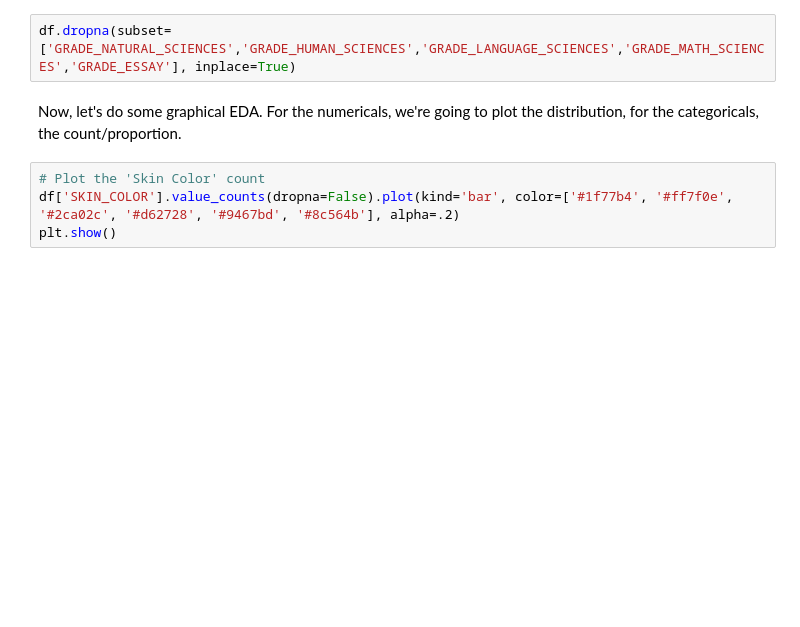
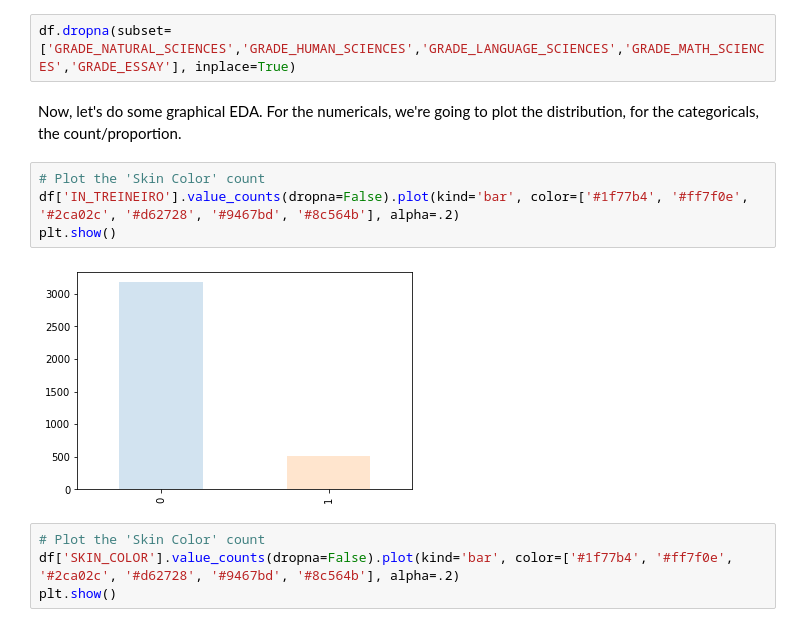
Before and after one commit to thiagofuruchima/enem_ds, a Jupyter notebook: enem_data_study.ipynb, the cells around one changed output. Drawn from its saved outputs; the diff is of its cells as text; blank space fills up the shorter version.

```diff
--- a/enem_data_study.ipynb
+++ b/enem_data_study.ipynb
@@ -179,6 +179,12 @@ Since our analysis is focused only on those who completed the whole exam, we're
 df.dropna(subset=['GRADE_NATURAL_SCIENCES','GRADE_HUMAN_SCIENCES','GRADE_LANGUAGE_SCIENCES','GRADE_MATH_SCIENCES','GRADE_ESSAY'], inplace=True)
 # %% [markdown]
 Now, let's do some graphical EDA. For the numericals, we're going to plot the distribution, for the categoricals, the count/proportion.
+# %%
+# Plot the 'Skin Color' count
+df['IN_TREINEIRO'].value_counts(dropna=False).plot(kind='bar', color=['#1f77b4', '#ff7f0e', '#2ca02c', '#d62728', '#9467bd', '#8c564b'], alpha=.2)
+plt.show()
+# %% [output]
+[figure, added]
 # %%
 # Plot the 'Skin Color' count
 df['SKIN_COLOR'].value_counts(dropna=False).plot(kind='bar', color=['#1f77b4', '#ff7f0e', '#2ca02c', '#d62728', '#9467bd', '#8c564b'], alpha=.2)
```
Also changed, not shown: parts of 31 cells of this notebook.
